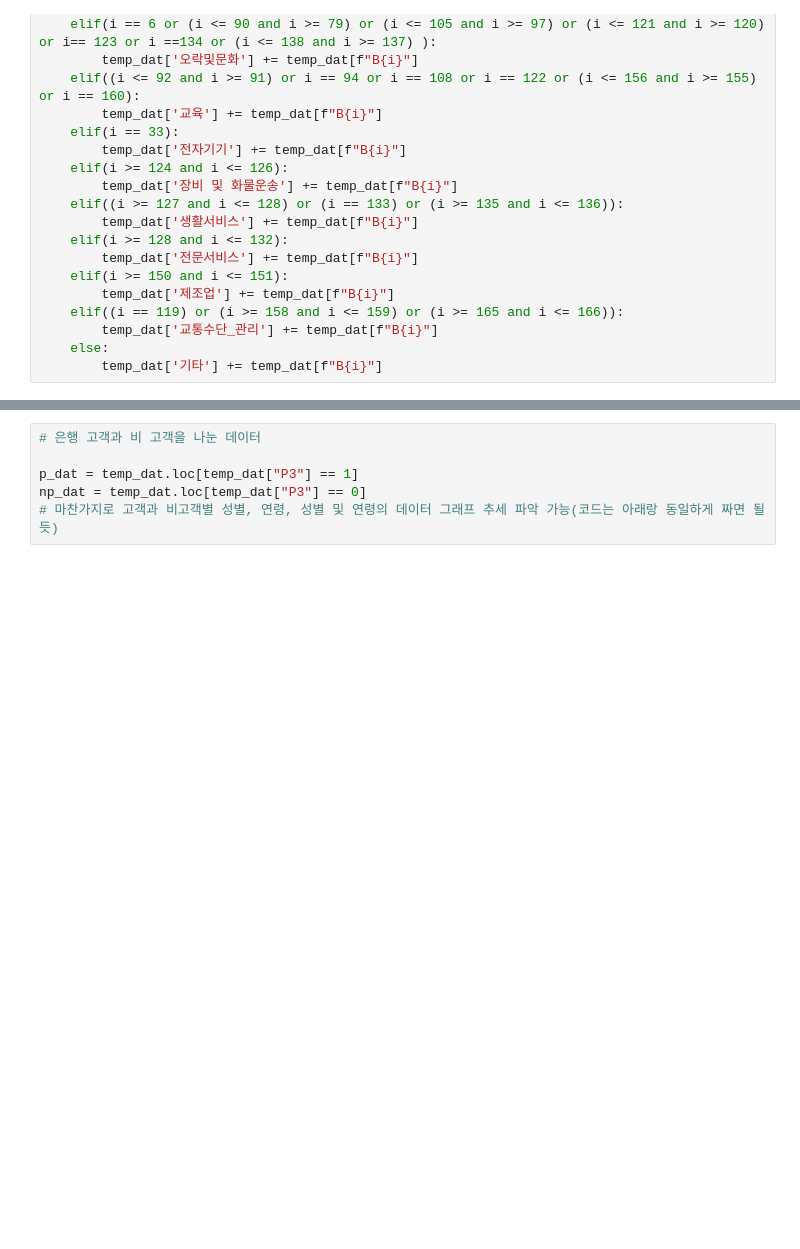
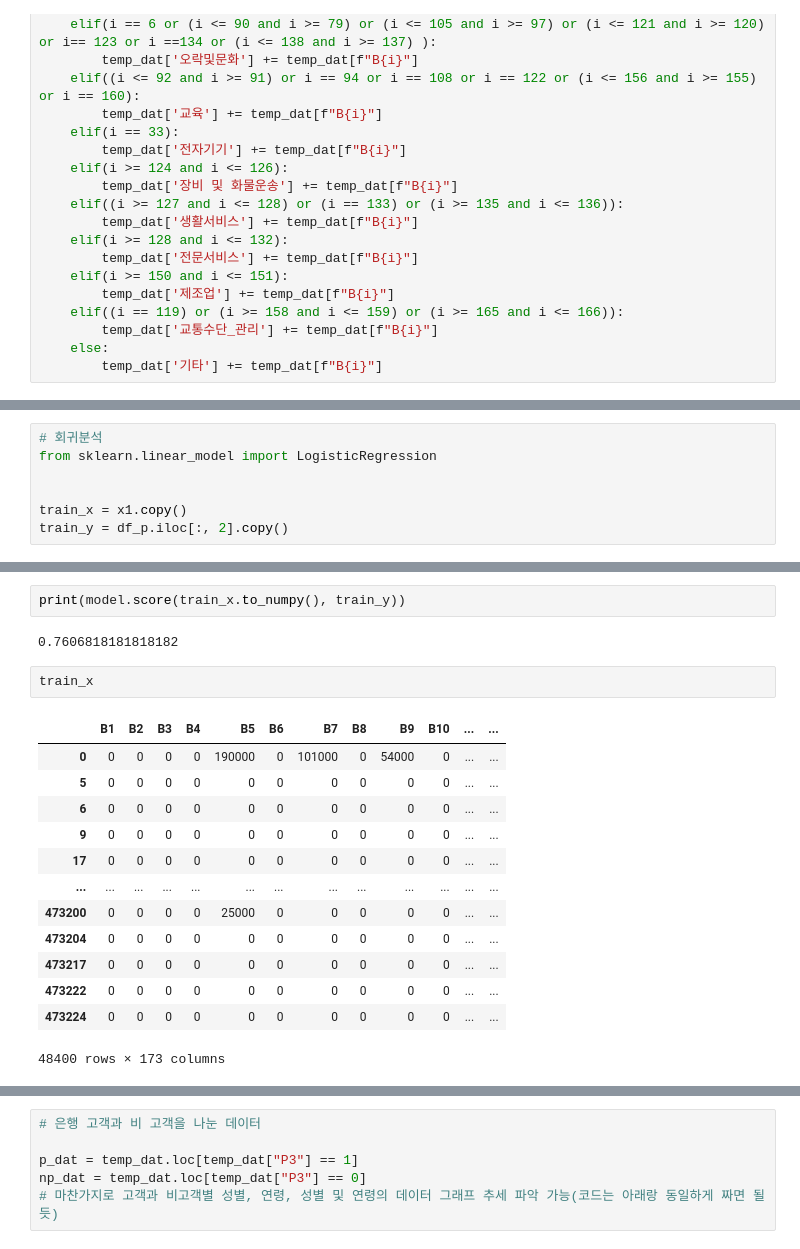
Before and after one commit to Sin-bik-hae/data-analysis, a Jupyter notebook: tabot/해커톤.ipynb, the cells around one changed output, grey strips where cells are left out. Saved outputs shown, nothing was run; the diff lists cells and outputs as text; blank space fills up the shorter version.

```diff
--- a/tabot/해커톤.ipynb
+++ b/tabot/해커톤.ipynb
@@ -118,0 +243,7 @@ temp_dat
+# %%
+# 회귀분석
+from sklearn.linear_model import LogisticRegression
+
+
+train_x = x1.copy()
+train_y = df_p.iloc[:, 2].copy()
@@ -118,0 +262,20 @@ temp_dat
+# %%
+print(model.score(train_x.to_numpy(), train_y))
+# %% [output]
+0.7606818181818182
+# %%
+train_x
+# %% [output]
+|  | B1 | B2 | B3 | B4 | B5 | B6 | B7 | B8 | B9 | B10 | ... | ... |
+| 0 | 0 | 0 | 0 | 0 | 190000 | 0 | 101000 | 0 | 54000 | 0 | ... | ... |
+| 5 | 0 | 0 | 0 | 0 | 0 | 0 | 0 | 0 | 0 | 0 | ... | ... |
+| 6 | 0 | 0 | 0 | 0 | 0 | 0 | 0 | 0 | 0 | 0 | ... | ... |
+| 9 | 0 | 0 | 0 | 0 | 0 | 0 | 0 | 0 | 0 | 0 | ... | ... |
+| 17 | 0 | 0 | 0 | 0 | 0 | 0 | 0 | 0 | 0 | 0 | ... | ... |
+| ... | ... | ... | ... | ... | ... | ... | ... | ... | ... | ... | ... | ... |
+| 473200 | 0 | 0 | 0 | 0 | 25000 | 0 | 0 | 0 | 0 | 0 | ... | ... |
+| 473204 | 0 | 0 | 0 | 0 | 0 | 0 | 0 | 0 | 0 | 0 | ... | ... |
+| 473217 | 0 | 0 | 0 | 0 | 0 | 0 | 0 | 0 | 0 | 0 | ... | ... |
+| 473222 | 0 | 0 | 0 | 0 | 0 | 0 | 0 | 0 | 0 | 0 | ... | ... |
+| 473224 | 0 | 0 | 0 | 0 | 0 | 0 | 0 | 0 | 0 | 0 | ... | ... |
+48400 rows × 173 columns
```
Also changed, not shown: parts of 33 cells of this notebook, 1 other file.
